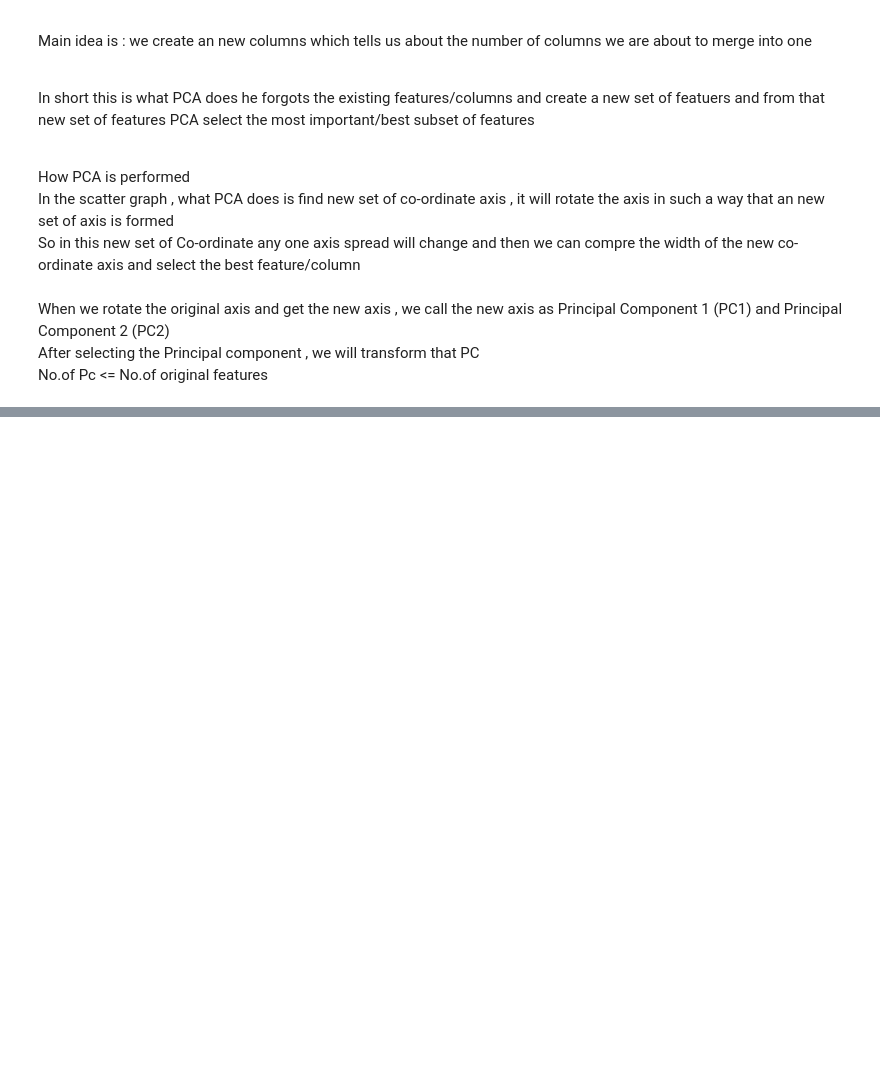
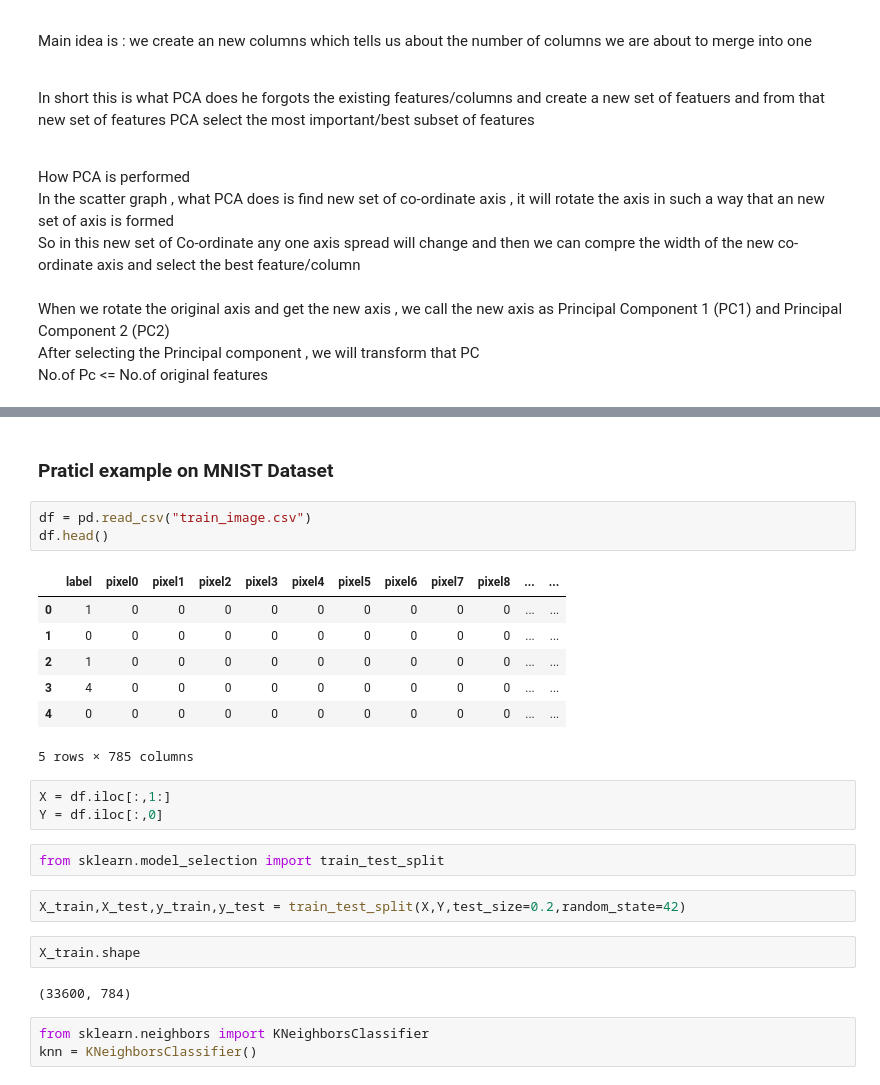
Before and after one commit to Raj2846/Python-RealLife-Problems, a Jupyter notebook: Data_Science/Feature_extraction.ipynb, the cells around one changed output, grey strips where cells are left out. Cells and saved outputs as stored; diff of their text form; blank space fills up the shorter version.

```diff
--- a/Data_Science/Feature_extraction.ipynb
+++ b/Data_Science/Feature_extraction.ipynb
@@ -48,0 +253,27 @@ No.of Pc <= No.of original features
+# %% [markdown]
+### Praticl example on MNIST Dataset
+# %%
+df = pd.read_csv("train_image.csv")
+df.head()
+# %% [output]
+|  | label | pixel0 | pixel1 | pixel2 | pixel3 | pixel4 | pixel5 | pixel6 | pixel7 | pixel8 | ... | ... |
+| 0 | 1 | 0 | 0 | 0 | 0 | 0 | 0 | 0 | 0 | 0 | ... | ... |
+| 1 | 0 | 0 | 0 | 0 | 0 | 0 | 0 | 0 | 0 | 0 | ... | ... |
+| 2 | 1 | 0 | 0 | 0 | 0 | 0 | 0 | 0 | 0 | 0 | ... | ... |
+| 3 | 4 | 0 | 0 | 0 | 0 | 0 | 0 | 0 | 0 | 0 | ... | ... |
+| 4 | 0 | 0 | 0 | 0 | 0 | 0 | 0 | 0 | 0 | 0 | ... | ... |
+5 rows × 785 columns
+# %%
+X = df.iloc[:,1:]
+Y = df.iloc[:,0]
+# %%
+from sklearn.model_selection import train_test_split
+# %%
+X_train,X_test,y_train,y_test = train_test_split(X,Y,test_size=0.2,random_state=42)
+# %%
+X_train.shape
+# %% [output]
+(33600, 784)
+# %%
+from sklearn.neighbors import KNeighborsClassifier
+knn = KNeighborsClassifier()
```
Also changed, not shown: parts of 34 cells of this notebook, 1 other file.
